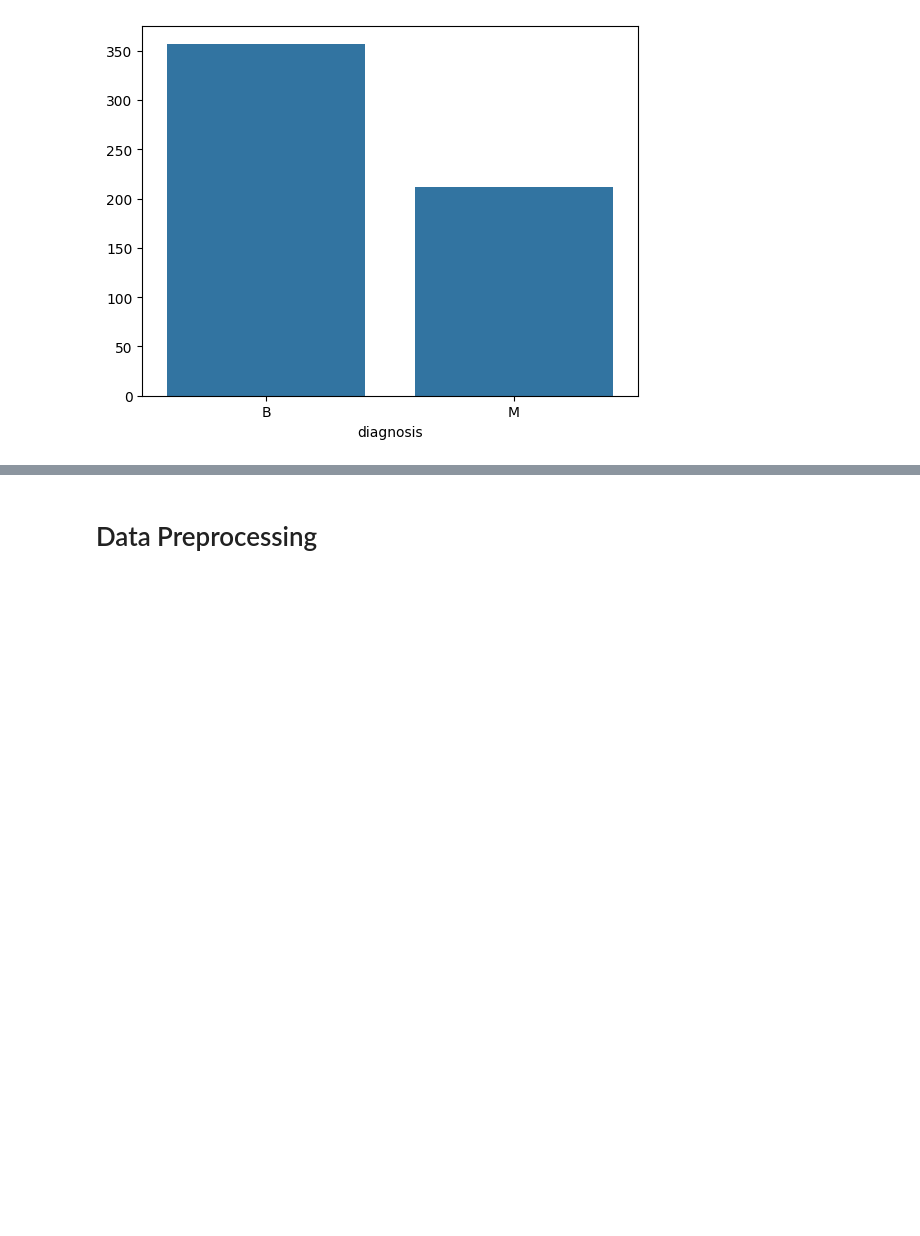
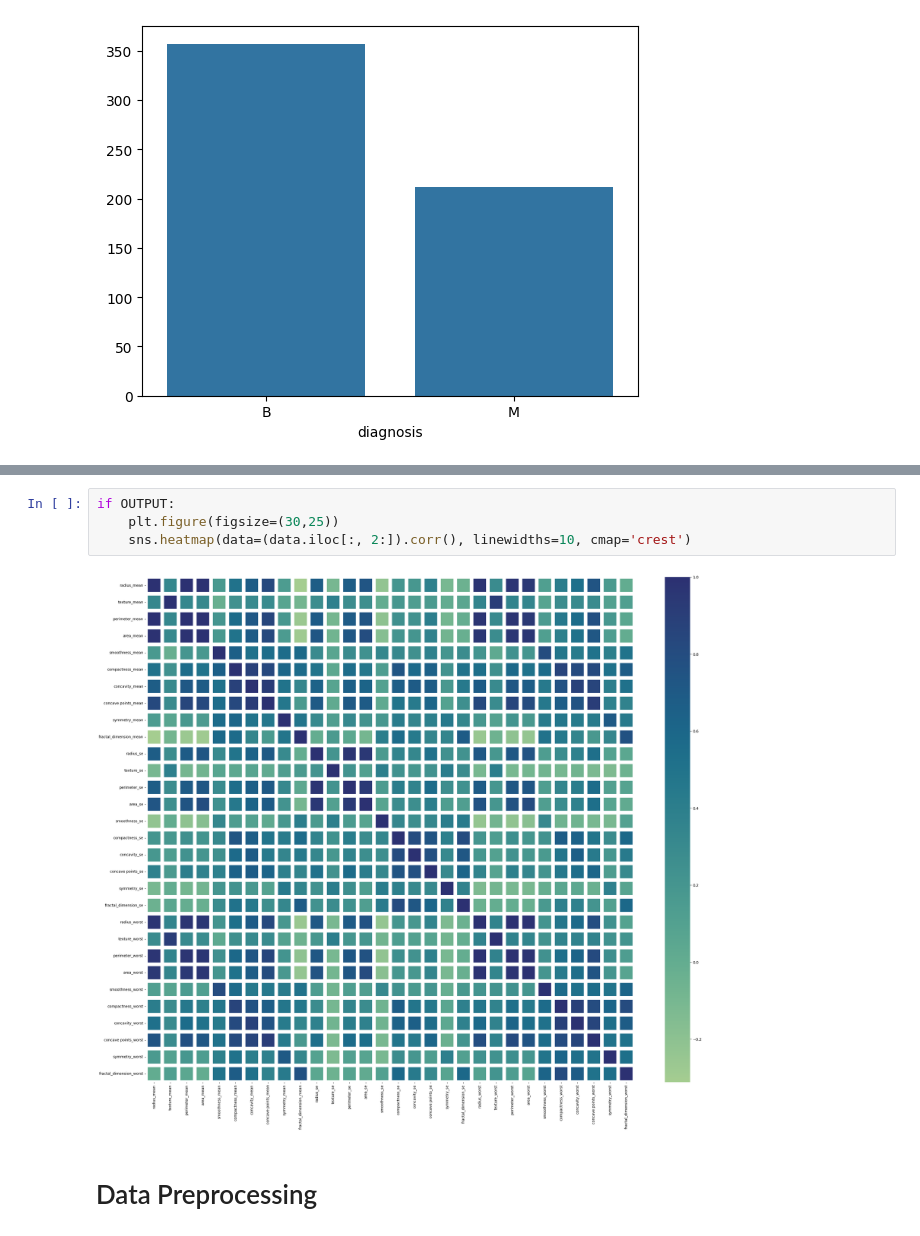
Before and after one commit to youssef-mohamed1809/Type-of-Breast-Cancer-Prediction, a Jupyter notebook: main.ipynb, the cells around one changed output, grey strips where cells are left out. Cells and saved outputs as stored; diff of their text form; blank space fills up the shorter version.

```diff
--- a/main.ipynb
+++ b/main.ipynb
@@ -115,6 +113,12 @@ plt.tight_layout()  # Adjust layout to prevent overlap
 plt.show()
 # %% [output]
 [figure]
+# %%
+if OUTPUT:
+    plt.figure(figsize=(30,25))
+    sns.heatmap(data=(data.iloc[:, 2:]).corr(), linewidths=10, cmap='crest')
+# %% [output]
+[figure, added]
 # %% [markdown]
 # Data Preprocessing
 # %% [markdown]
```
Also changed, not shown: parts of 8 cells of this notebook.
